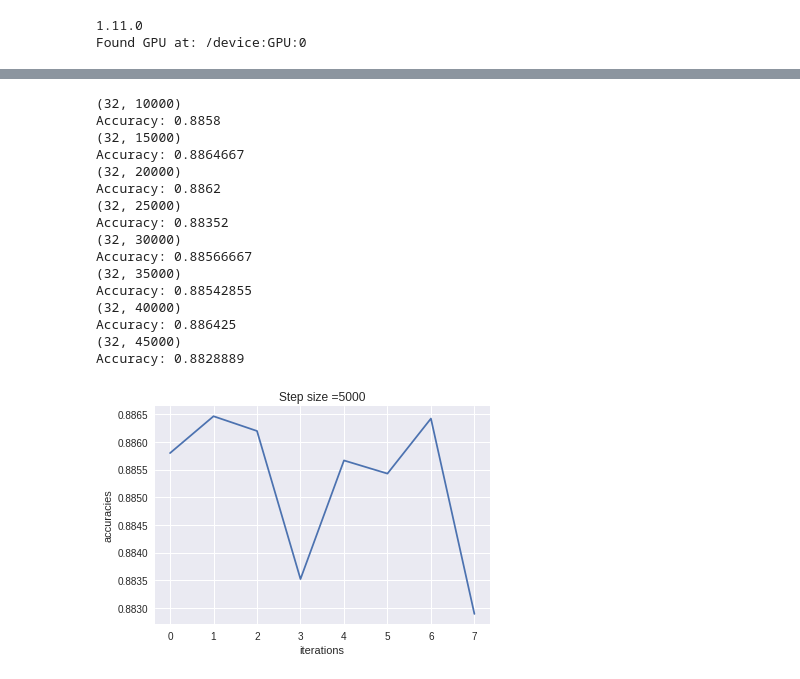
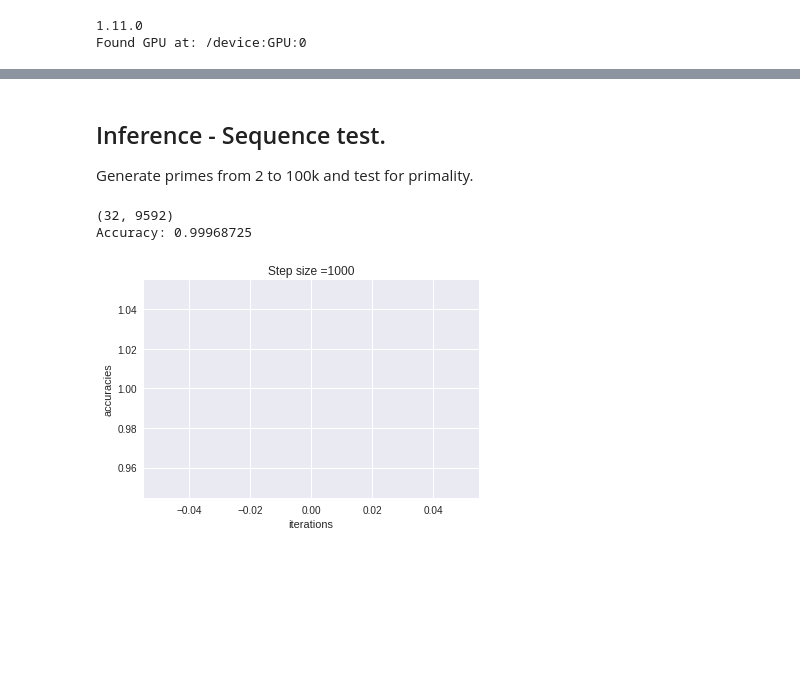
Before and after one commit to yepuv1/primality, a Jupyter notebook: primality_nn.ipynb, the cells around one changed output, grey strips where cells are left out. Cells and saved outputs as stored; diff of their text form; code cells hidden in the pictures; blank space fills up the shorter version.

```diff
--- a/primality_nn.ipynb
+++ b/primality_nn.ipynb
@@ -22,17 +26,6 @@ print('Found GPU at: {}'.format(device_name))
 # %% [output]
 1.11.0
 Found GPU at: /device:GPU:0
-# %%
-PRIMES_FILENAME = "10million_primes.p"
-def save_primes(file):
-  p_num = [i for i in primerange(2, 100000000)]
-  pickle.dump( p_num, open(file, "wb" ))
-  return p_num
-
-def load_primes(file):
- return pickle.load(open(file, "rb" ))
-
-PRIMES = save_primes(PRIMES_FILENAME)
 # %%
 def convert_dec2bin(num_list,feature_size):
   p_x = None
@@ -61,6 +54,8 @@ def generate_composite(size):
   return c_num, size
 # %%
 def generate_x_y(primes, composites=None, feature_size=32):
+  c_examples_size = 0
+  p_examples_size = 0
 
   only_primes = False
   if composites is None:
@@ -78,19 +73,15 @@ def generate_x_y(primes, composites=None, feature_size=32):
     c_x = convert_dec2bin(composites, feature_size)
     c_y = np.zeros(shape=(1,c_examples_size), dtype=np.int32)
     X = np.concatenate((c_x, p_x), axis=1)
-    Y = np.append(c_y, p_y).reshape((1, 2*examples_size))
     size = p_examples_size + c_examples_size
+    Y = np.append(c_y, p_y).reshape((1, size))
+
   else:
     X = p_x
     Y = p_y
     size = p_examples_size
 
   return X, Y, size
-# %%
-examples_size = 20
-c, size = generate_composite(examples_size)
-p, size = generate_random_primes(examples_size,PRIMES)
-X, Y, examples_size = generate_x_y(p,c)
 # %%
 def one_hot_matrix(labels, C):
     """
@@ -353,0 +347,11 @@ def model(X_train, Y_train, X_test, Y_test,dic_of_layer_sizes,learning_rate = 0.
+# %%
+PRIMES_FILENAME = "10million_primes.p"
+def save_primes(file):
+  p_num = [i for i in primerange(2, 100000)]
+  pickle.dump( p_num, open(file, "wb" ))
+  return p_num
+
+def load_primes(file):
+ return pickle.load(open(file, "rb" ))
+
+PRIMES = save_primes(PRIMES_FILENAME)
@@ -471,53 +490,42 @@ Wall time: 2min 44s
+# %% [markdown]
+## Inference - Sequence test.
+
+Generate primes from 2 to 100k and test for primality.
 # %%
 %%time
-start = 10000
-end = 50000
-step_size = 5000
+start = 2
+end = 100000
+step_size = 1000
 
 config = tf.ConfigProto()
 config.gpu_options.allow_growth = True
 accuracies = []
 with tf.device('/gpu:0'):
-  for p_size in range(start, end, step_size):
-    p, size = generate_random_primes(p_size, PRIMES)
+    p, size = generate_sequence_primes((start, end))
     X, Y, size = generate_x_y(p,None)
     print(X.shape)
     Y = one_hot_matrix(Y.reshape(size), 2)
     init = tf.global_variables_initializer()
     with tf.Session(config=config) as session:
       session.run(init)
       z3 = forward_propagation(np.float32(X), parameters)
       p = tf.argmax(z3)
       res = session.run(p)
 
       # Calculate the correct predictions
       correct_prediction = tf.equal(res, tf.argmax(Y))
       # Calculate accuracy on the test set
       accuracy = tf.reduce_mean(tf.cast(correct_prediction, "float"))
       accuracies.append(accuracy.eval())
       print ("Accuracy:", accuracy.eval())
 
 # plot the cost
 plt.plot(np.squeeze(accuracies))
 plt.ylabel('accuracies')
 plt.xlabel('iterations')
 plt.title("Step size =" + str(step_size))
 plt.show()
 # %% [output]
-(32, 10000)
-Accuracy: 0.8858
-(32, 15000)
-Accuracy: 0.8864667
-(32, 20000)
-Accuracy: 0.8862
-(32, 25000)
-Accuracy: 0.88352
-(32, 30000)
-Accuracy: 0.88566667
-(32, 35000)
-Accuracy: 0.88542855
-(32, 40000)
-Accuracy: 0.886425
-(32, 45000)
-Accuracy: 0.8828889
+(32, 9592)
+Accuracy: 0.99968725
-[figure, old version]
+[figure, new version]
```
Also changed, not shown: parts of 8 cells of this notebook.
